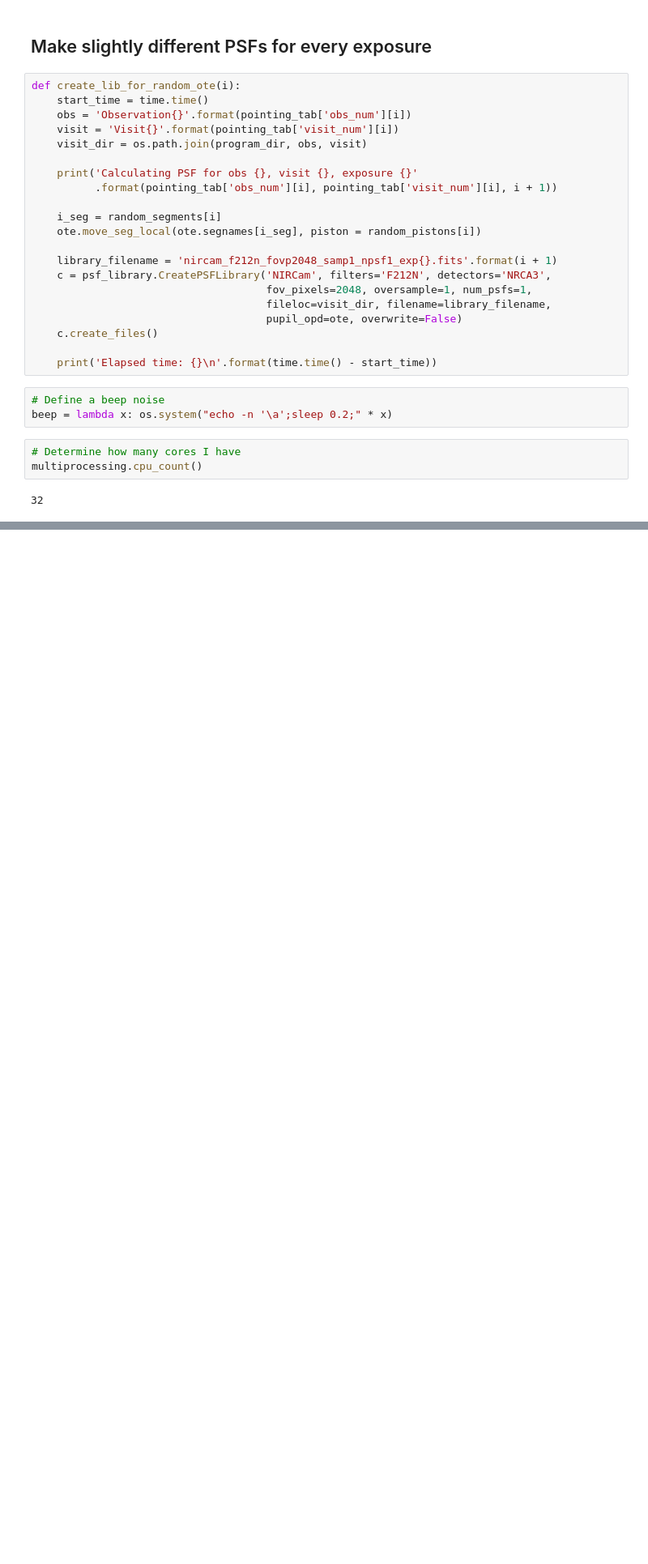
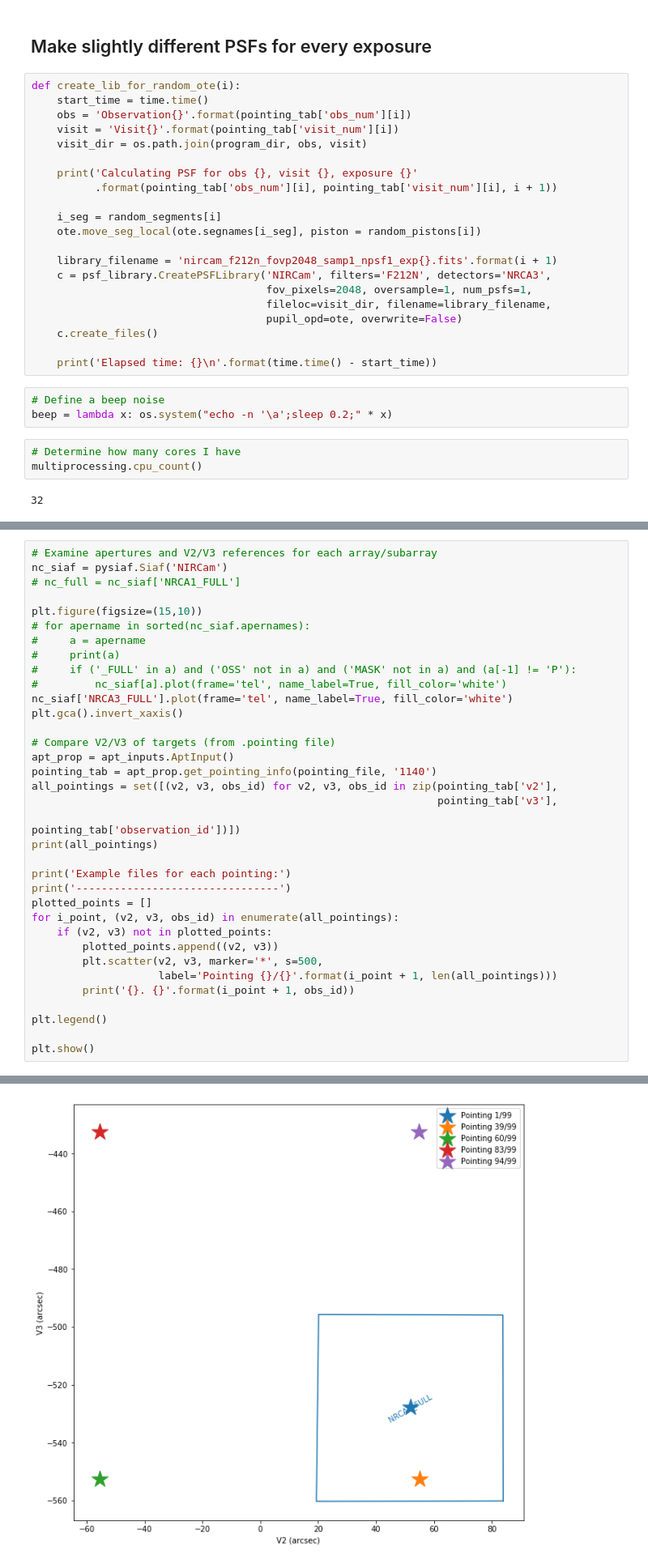
Before and after one commit to spacetelescope/mirage, a Jupyter notebook: examples/OTECommissioning_simulator_with_PSFs.ipynb, the cells around one changed output, grey strips where cells are left out. Shown at 81% size. Cells and saved outputs as stored; diff of their text form; blank space fills up the shorter version.

```diff
--- a/examples/OTECommissioning_simulator_with_PSFs.ipynb
+++ b/examples/OTECommissioning_simulator_with_PSFs.ipynb
@@ -245,0 +375,36 @@ Found 4 exposure(s) for observation 6 (NIRCam Image Segments)
+# %%
+# Examine apertures and V2/V3 references for each array/subarray
+nc_siaf = pysiaf.Siaf('NIRCam')
+# nc_full = nc_siaf['NRCA1_FULL']
+
+plt.figure(figsize=(15,10))
+# for apername in sorted(nc_siaf.apernames):
+#     a = apername
+#     print(a)
+#     if ('_FULL' in a) and ('OSS' not in a) and ('MASK' not in a) and (a[-1] != 'P'):
+#         nc_siaf[a].plot(frame='tel', name_label=True, fill_color='white')
+nc_siaf['NRCA3_FULL'].plot(frame='tel', name_label=True, fill_color='white')
+plt.gca().invert_xaxis()
+
+# Compare V2/V3 of targets (from .pointing file)
+apt_prop = apt_inputs.AptInput()
+pointing_tab = apt_prop.get_pointing_info(pointing_file, '1140')
+all_pointings = set([(v2, v3, obs_id) for v2, v3, obs_id in zip(pointing_tab['v2'],
+                                                                pointing_tab['v3'],
+                                                                pointing_tab['observation_id'])])
+print(all_pointings)
+
+print('Example files for each pointing:')
+print('--------------------------------')
+plotted_points = []
+for i_point, (v2, v3, obs_id) in enumerate(all_pointings):
+    if (v2, v3) not in plotted_points:
+        plotted_points.append((v2, v3))
+        plt.scatter(v2, v3, marker='*', s=500,
+                    label='Pointing {}/{}'.format(i_point + 1, len(all_pointings)))
+        print('{}. {}'.format(i_point + 1, obs_id))
+
+plt.legend()
+
+plt.show()
+# %% [output]
@@ -245,0 +419 @@ Found 4 exposure(s) for observation 6 (NIRCam Image Segments)
+[figure, added]
```
Also changed, not shown: parts of 15 cells of this notebook.
